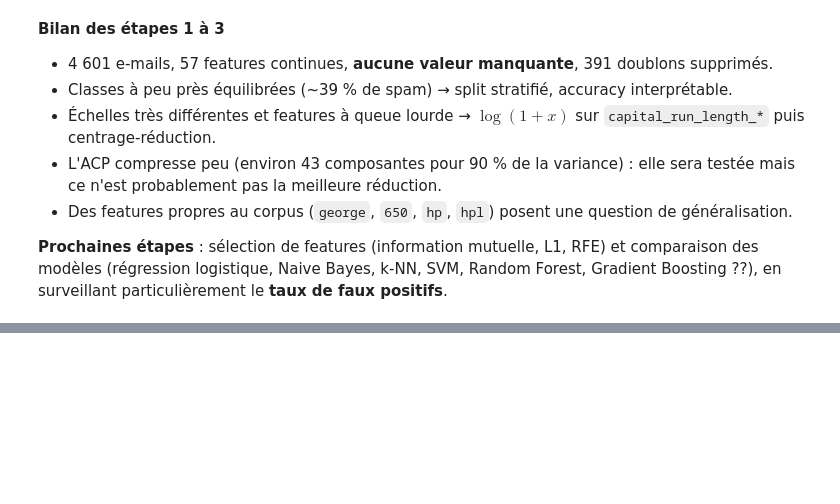
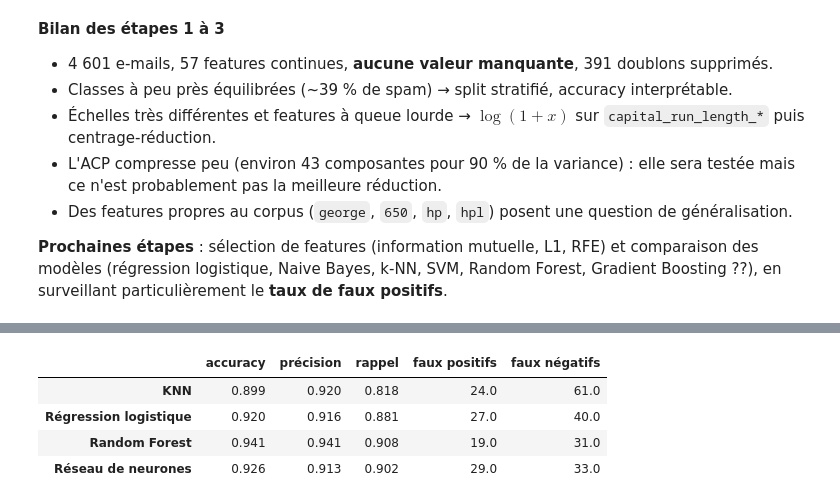
Before and after one commit to PierreGUTTIEREZ/Project_Machine-Learning_Semester-1, a Jupyter notebook: spambase.ipynb, the cells around one changed output, grey strips where cells are left out. Cells and saved outputs as stored; diff of their text form; code cells hidden in the pictures; blank space fills up the shorter version.

```diff
--- a/spambase.ipynb
+++ b/spambase.ipynb
@@ -287,0 +349,7 @@ sans_corpus  train (3368, 53)  test (842, 53)
+# %%
+# Comparaison des modèles par validation croisée sur le train : c'est ici qu'on choisit
+final_models = {}
+for name, model in models.items():
+    final_models[name] = mw.with_feature_selection(model, best_n[name])
+
+mw.compare_models(final_models, Xtr, ytr).round(3)
@@ -287,0 +363,14 @@ sans_corpus  train (3368, 53)  test (842, 53)
+# %%
+# Évaluation finale sur le test
+test_results = {}
+for name, model in final_models.items():
+    model.fit(Xtr, ytr)
+    test_results[name] = mw.evaluate_on_test(model, Xte, yte)
+
+pd.DataFrame(test_results).T.round(3)
+# %% [output]
+|  | accuracy | précision | rappel | faux positifs | faux négatifs |
+| KNN | 0.899 | 0.920 | 0.818 | 24.0 | 61.0 |
+| Régression logistique | 0.920 | 0.916 | 0.881 | 27.0 | 40.0 |
+| Random Forest | 0.941 | 0.941 | 0.908 | 19.0 | 31.0 |
+| Réseau de neurones | 0.926 | 0.913 | 0.902 | 29.0 | 33.0 |
```
Also changed, not shown: parts of 6 cells of this notebook, 1 other file.
